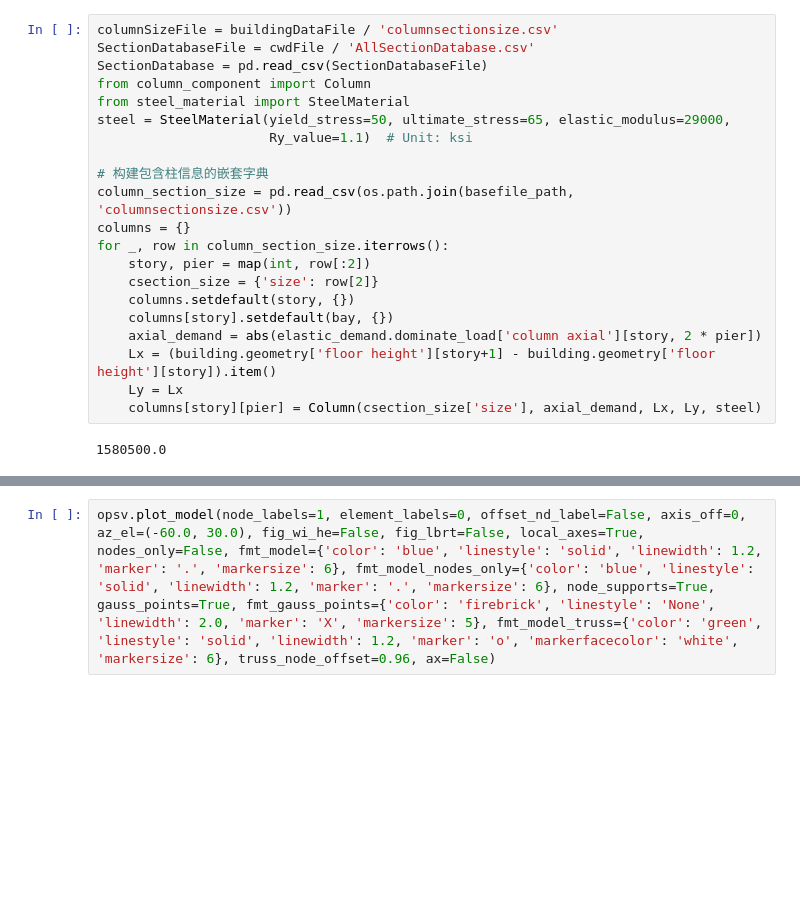
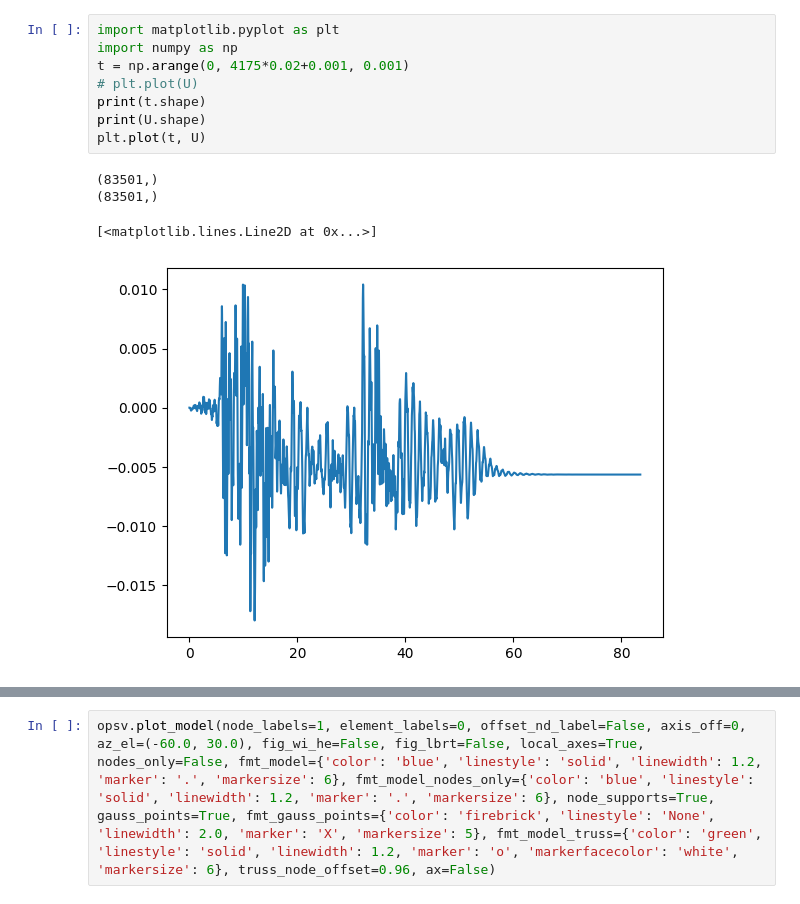
Before and after one commit to JasonCNTJ/SensitivityAnalysis_ResilienceAssessment, a Jupyter notebook: ResilienceAssessment/NonlinearAnalysisModeling/test.ipynb, the cells around one changed output, grey strips where cells are left out. Saved outputs shown, nothing was run; the diff lists cells and outputs as text; blank space fills up the shorter version.

```diff
--- a/ResilienceAssessment/NonlinearAnalysisModeling/test.ipynb
+++ b/ResilienceAssessment/NonlinearAnalysisModeling/test.ipynb
@@ -65,23 +177,13 @@ for _, row in beam_section_size.iterrows():
-# %%
-columnSizeFile = buildingDataFile / 'columnsectionsize.csv'
-SectionDatabaseFile = cwdFile / 'AllSectionDatabase.csv'
-SectionDatabase = pd.read_csv(SectionDatabaseFile)
-from column_component import Column
-from steel_material import SteelMaterial
-steel = SteelMaterial(yield_stress=50, ultimate_stress=65, elastic_modulus=29000,
-                      Ry_value=1.1)  # Unit: ksi
-
-# 构建包含柱信息的嵌套字典
-column_section_size = pd.read_csv(os.path.join(basefile_path, 'columnsectionsize.csv'))
-columns = {}
-for _, row in column_section_size.iterrows():
-    story, pier = map(int, row[:2])
-    csection_size = {'size': row[2]}
-    columns.setdefault(story, {})
-    columns[story].setdefault(bay, {})
-    axial_demand = abs(elastic_demand.dominate_load['column axial'][story, 2 * pier])
-    Lx = (building.geometry['floor height'][story+1] - building.geometry['floor height'][story]).item()
-    Ly = Lx
-    columns[story][pier] = Column(csection_size['size'], axial_demand, Lx, Ly, steel)
-# %% [output]
-1580500.0
+# %%
+import matplotlib.pyplot as plt
+import numpy as np
+t = np.arange(0, 4175*0.02+0.001, 0.001)
+# plt.plot(U)
+print(t.shape)
+print(U.shape)
+plt.plot(t, U)
+# %% [output]
+(83501,)
+(83501,)
+[<matplotlib.lines.Line2D at 0x...>]
+[figure, added]
```
Also changed, not shown: parts of 8 cells of this notebook, 13 other files.
